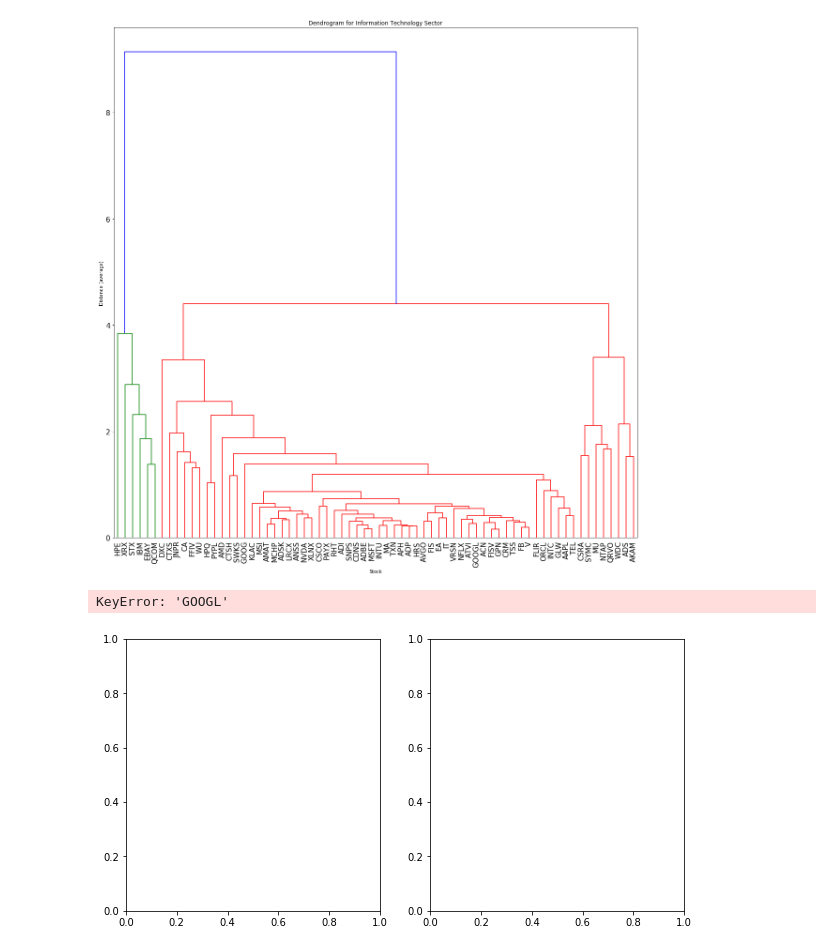
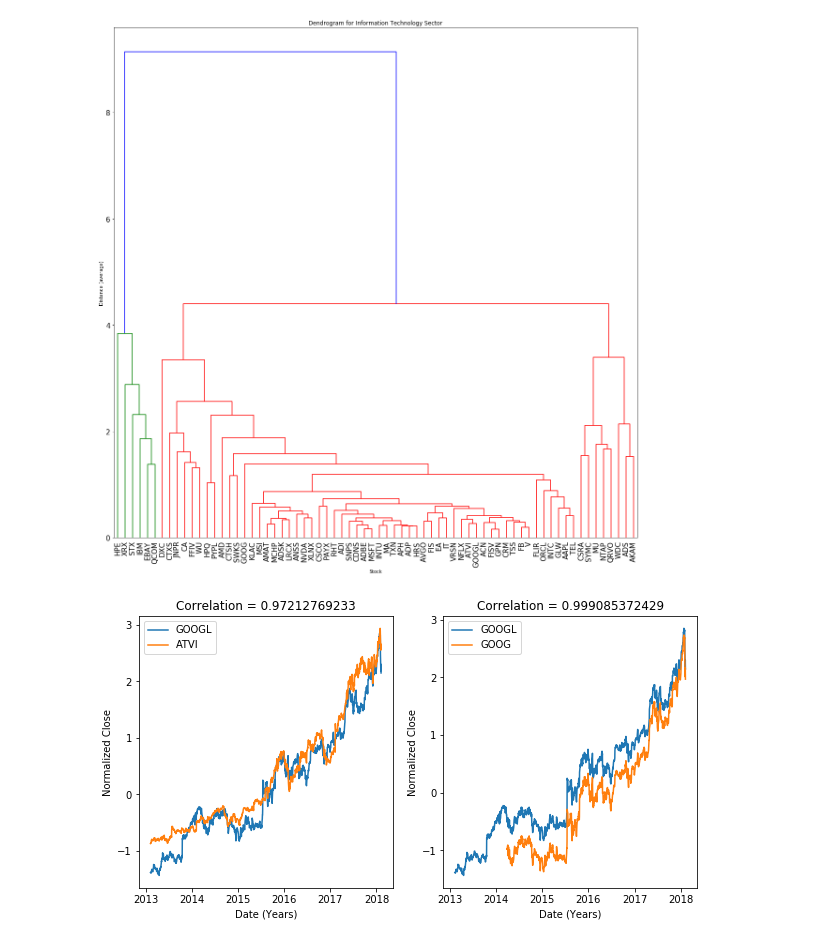
Before and after one commit to Aaivazi000/fintech-master, a Jupyter notebook: Marin Workspace/marin_5.9.ipynb, the cells around one changed output. Cells and saved outputs as stored; diff of their text form; code cells hidden in the pictures.

```diff
--- a/Marin Workspace/marin_5.9.ipynb
+++ b/Marin Workspace/marin_5.9.ipynb
@@ -330,7 +330,6 @@ plt.show()
 # %% [output]
 [figure]
 # %%
-plot_correlating_stocks("GOOGL", "ACTVI", "GOOGL", "GOOG")
+plot_correlating_stocks("GOOGL", "ATVI", "GOOGL", "GOOG", close_df3)
 # %% [output]
-KeyError: 'GOOGL'
-[figure, old version]
+[figure, new version]
```
